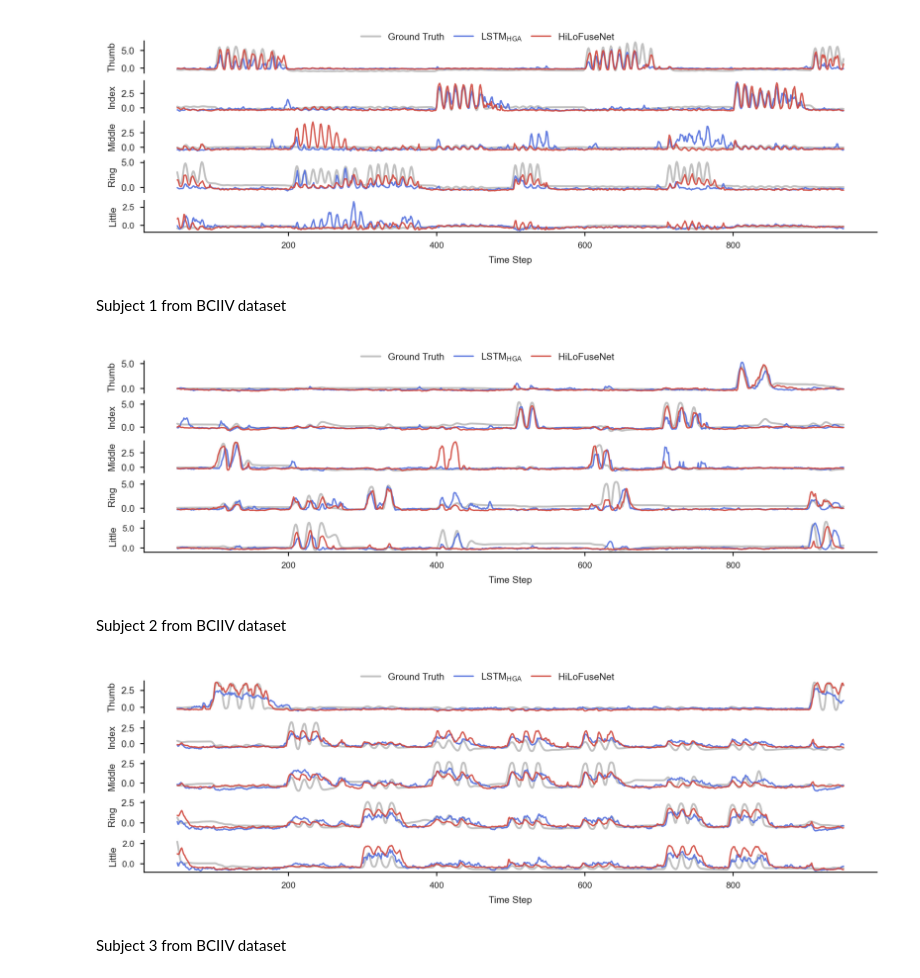
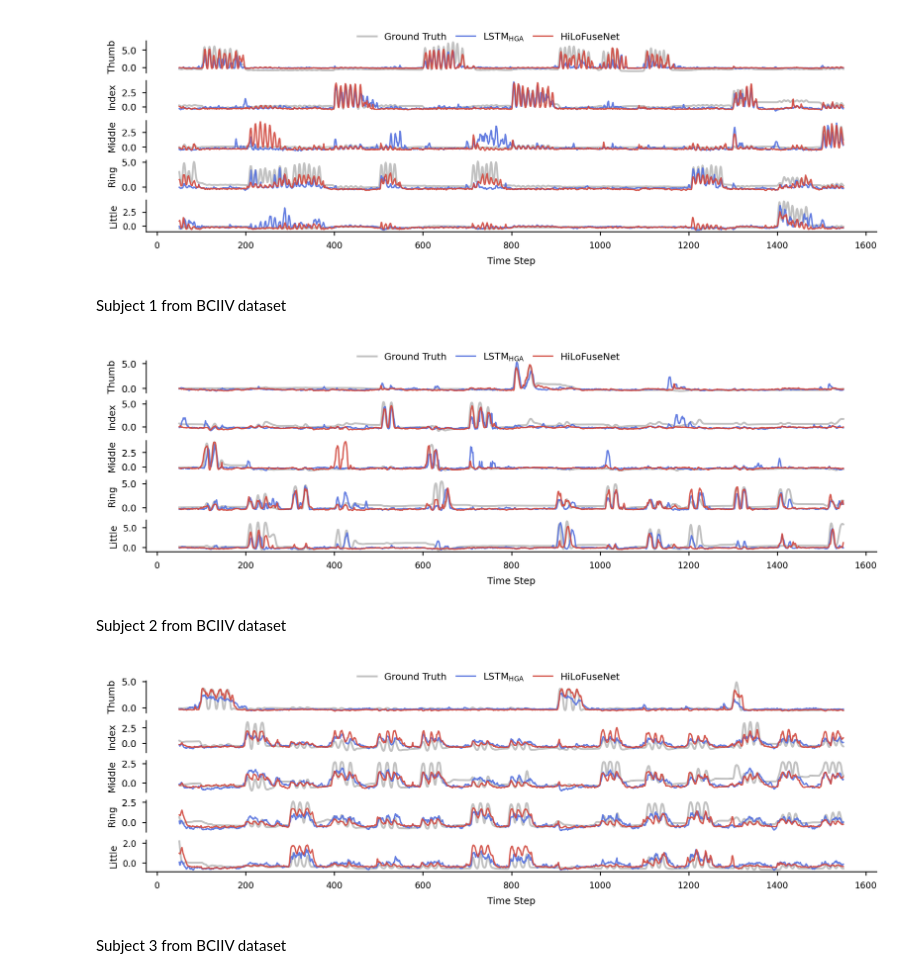
Before and after one commit to hisunjiang/HiLoFuseNet, a Jupyter notebook: visualization_scripts/viz_Fig3_and_SupplementaryFigS1.ipynb, the cells around one changed output. Saved outputs shown, nothing was run; the diff lists cells and outputs as text; code cells hidden in the pictures.

```diff
--- a/visualization_scripts/viz_Fig3_and_SupplementaryFigS1.ipynb
+++ b/visualization_scripts/viz_Fig3_and_SupplementaryFigS1.ipynb
@@ -22,7 +22,7 @@ traj_pred1 = trajData1['pred'].item()
 traj_pred2 = trajData2['pred'].item()
 
 # select a subject and window
-viz_win = [50, 950]
+viz_win = [50, 1550]
 subject = 'sub0'
 
 traj_true_1sub = np.array(traj_true[subject]).squeeze()
@@ -52,6 +52,14 @@ for i in range(num_fingers):
     l_true = ax.plot(time[viz_win[0]:viz_win[1]], y_true, color='#bcbcbc', alpha=0.9, linewidth=1.2, label='Ground Truth')
     l_pred2 = ax.plot(time[viz_win[0]:viz_win[1]], y_pred2, color=color_lstm, alpha=0.9, linewidth=0.9, label=r"LSTM$_{\text{HGA}}$")
     l_pred1 = ax.plot(time[viz_win[0]:viz_win[1]], y_pred1, color=color_hilo, alpha=0.9, linewidth=0.9, label='HiLoFuseNet')
+
+    # y_true = traj_true_1sub[:, i]
+    # y_pred1 = traj_pred1_1sub[:, i]
+    # y_pred2 = traj_pred2_1sub[:, i]
+    #
+    # l_true = ax.plot(time[:], y_true, color='#bcbcbc', alpha=0.9, linewidth=1.2, label='Ground Truth')
+    # l_pred2 = ax.plot(time[:], y_pred2, color=color_lstm, alpha=0.9, linewidth=0.9, label=r"LSTM$_{\text{HGA}}$")
+    # l_pred1 = ax.plot(time[:], y_pred1, color=color_hilo, alpha=0.9, linewidth=0.9, label='HiLoFuseNet')
 
     if i == 0:
         lines = l_true + l_pred2 + l_pred1
@@ -89,7 +97,7 @@ if os.path.exists(figPath):
     plt.savefig(figPath + 'subject1_bciiv.png', dpi=300)
 plt.show()
 # %% [output]
-[figure, old version]
+[figure, new version]
 # %% [markdown]
 Subject 1 from BCIIV dataset
 # %%
@@ -116,7 +124,7 @@ traj_pred1 = trajData1['pred'].item()
 traj_pred2 = trajData2['pred'].item()
 
 # select a subject and window
-viz_win = [50, 950]
+viz_win = [50, 1550]
 subject = 'sub1'
 
 traj_true_1sub = np.array(traj_true[subject]).squeeze()
@@ -183,7 +191,7 @@ if os.path.exists(figPath):
     plt.savefig(figPath + 'subject2_bciiv.png', dpi=300)
 plt.show()
 # %% [output]
-[figure, old version]
+[figure, new version]
 # %% [markdown]
 Subject 2 from BCIIV dataset
 # %%
@@ -210,7 +218,7 @@ traj_pred1 = trajData1['pred'].item()
 traj_pred2 = trajData2['pred'].item()
 
 # select a subject and window
-viz_win = [50, 950]
+viz_win = [50, 1550]
 subject = 'sub2'
 
 traj_true_1sub = np.array(traj_true[subject]).squeeze()
@@ -250,33 +258,33 @@ for i in range(num_fingers):
     ax.spines['left'].set_visible(True)
     ax.spines['left'].set_color('black')
     ax.spines['left'].set_linewidth(0.6)
 
     if i < num_fingers - 1:
         ax.spines['bottom'].set_visible(False)
         ax.tick_params(axis='x', bottom=False, labelbottom=False)
         ax.tick_params(axis='y', which='both', left=True, labelleft=True, length=2.5, width=0.6, color='black', labelsize=6)
     else:
         ax.spines['bottom'].set_visible(True)
         ax.spines['bottom'].set_color('black')
         ax.spines['bottom'].set_linewidth(0.6)
         ax.tick_params(axis='both', which='both', left=True, bottom=True, labelleft=True, labelbottom=True,
                        length=2.5, width=0.6, color='black', labelsize=5.5)
         ax.set_xlabel('Time Step', fontsize=6, labelpad=4)
 
     ax.set_ylabel(fingers[i], fontsize=6, labelpad=3)
     ax.grid(False)
 
 labels = [l.get_label() for l in lines]
 fig.legend(lines, labels, loc='upper center', bbox_to_anchor=(0.53, 0.98),
            ncol=3, fontsize=6, frameon=False, columnspacing=1)
 
 plt.subplots_adjust(top=0.91, bottom=0.14, left=0.15, right=0.96, hspace=0.25)
 
 figPath = 'E:/my papers/finger decoding/HiLoFuseNet/figures/'
 if os.path.exists(figPath):
     plt.savefig(figPath + 'subject3_bciiv.png', dpi=300)
 plt.show()
 # %% [output]
-[figure, old version]
+[figure, new version]
 # %% [markdown]
 Subject 3 from BCIIV dataset
```
Also changed, not shown: parts of 4 cells of this notebook.
